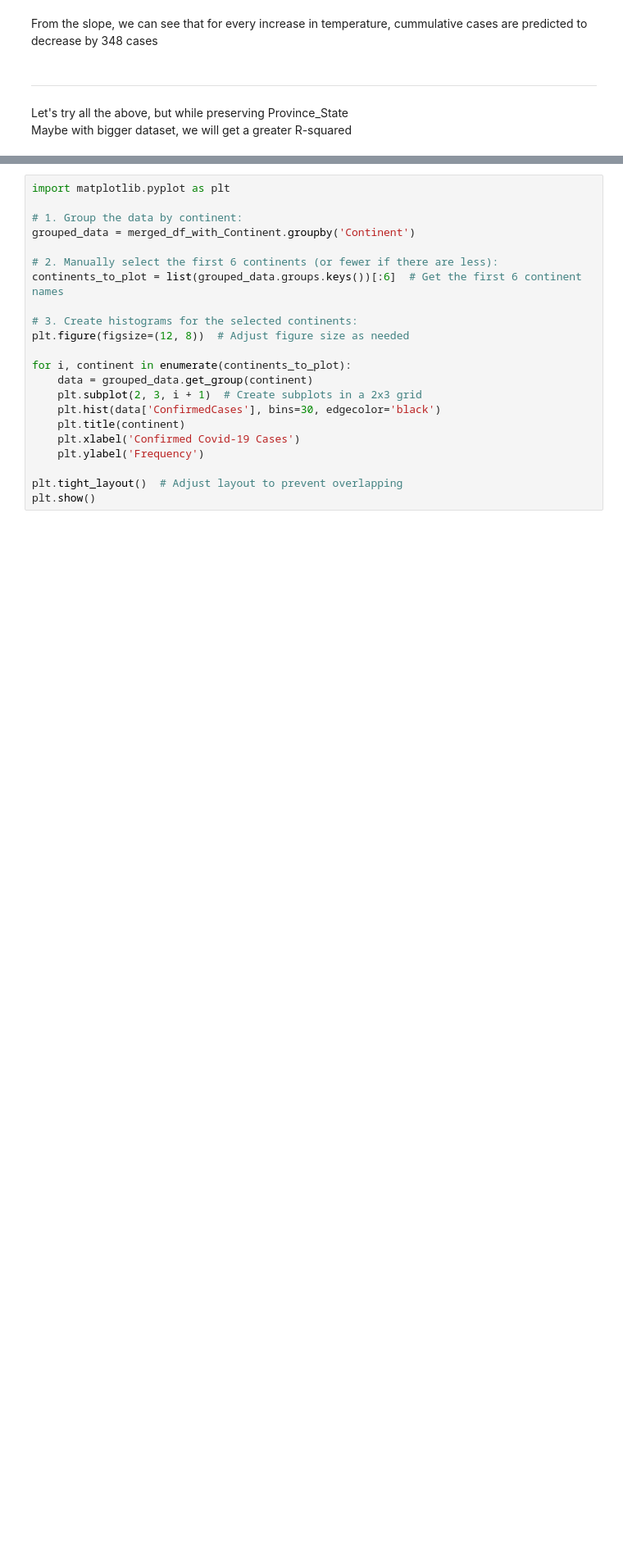
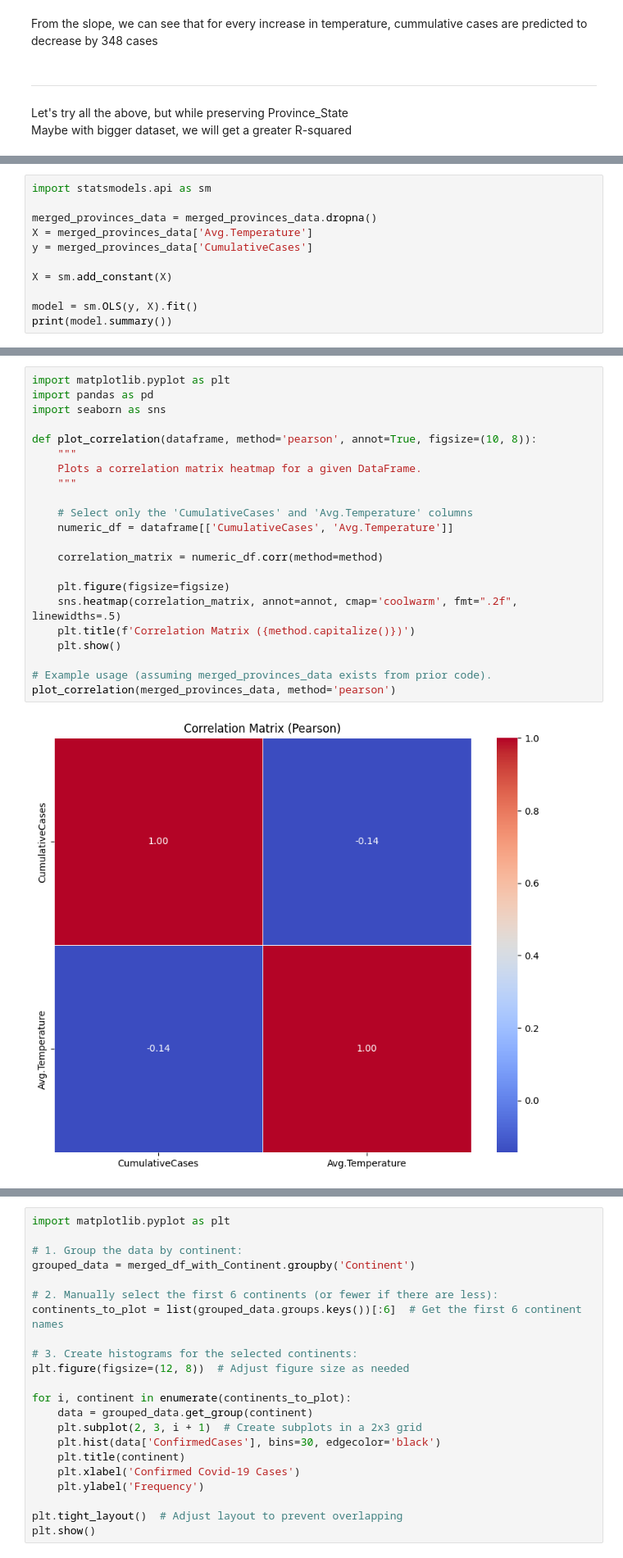
Before and after one commit to jean03f/Covid-19_DataAnalysis, a Jupyter notebook: groupB.ipynb, the cells around one changed output, grey strips where cells are left out. Shown at 82% size. Drawn from its saved outputs; the diff is of its cells as text; blank space fills up the shorter version.

```diff
--- a/groupB.ipynb
+++ b/groupB.ipynb
@@ -299,0 +325,11 @@ country_cases
+# %%
+import statsmodels.api as sm
+
+merged_provinces_data = merged_provinces_data.dropna()
+X = merged_provinces_data['Avg.Temperature']
+y = merged_provinces_data['CumulativeCases']
+
+X = sm.add_constant(X)
+
+model = sm.OLS(y, X).fit()
+print(model.summary())
@@ -299,0 +358,24 @@ country_cases
+# %%
+import matplotlib.pyplot as plt
+import pandas as pd
+import seaborn as sns
+
+def plot_correlation(dataframe, method='pearson', annot=True, figsize=(10, 8)):
+    """
+    Plots a correlation matrix heatmap for a given DataFrame.
+    """
+
+    # Select only the 'CumulativeCases' and 'Avg.Temperature' columns
+    numeric_df = dataframe[['CumulativeCases', 'Avg.Temperature']]
+
+    correlation_matrix = numeric_df.corr(method=method)
+
+    plt.figure(figsize=figsize)
+    sns.heatmap(correlation_matrix, annot=annot, cmap='coolwarm', fmt=".2f", linewidths=.5)
+    plt.title(f'Correlation Matrix ({method.capitalize()})')
+    plt.show()
+
+# Example usage (assuming merged_provinces_data exists from prior code).
+plot_correlation(merged_provinces_data, method='pearson')
+# %% [output]
+[figure, added]
```
Also changed, not shown: parts of 30 cells of this notebook.
